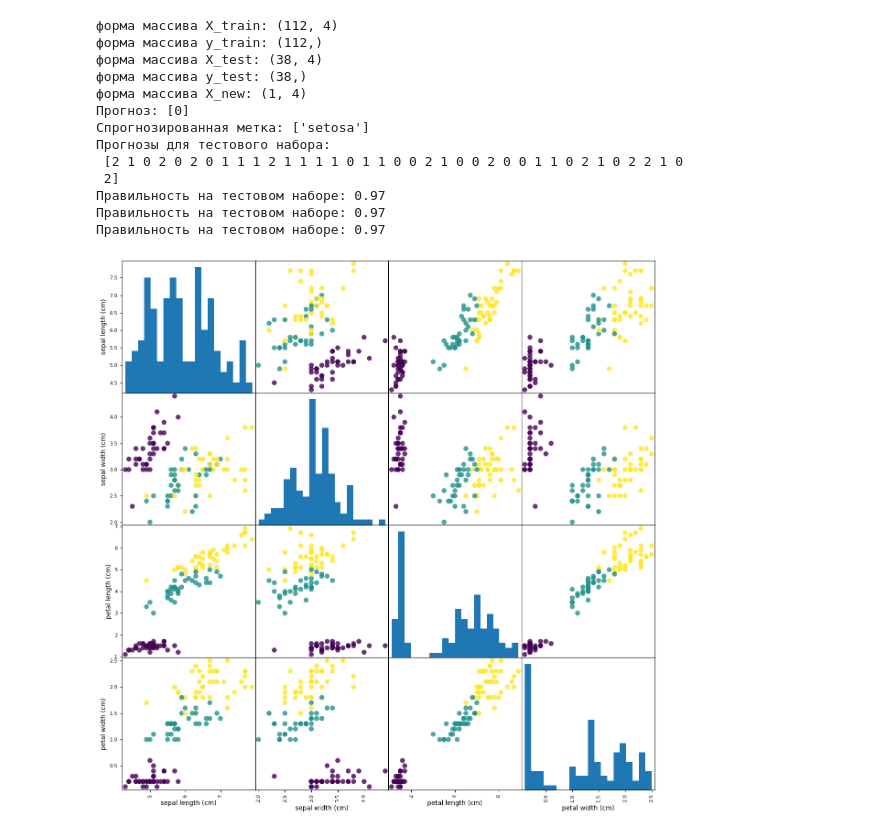
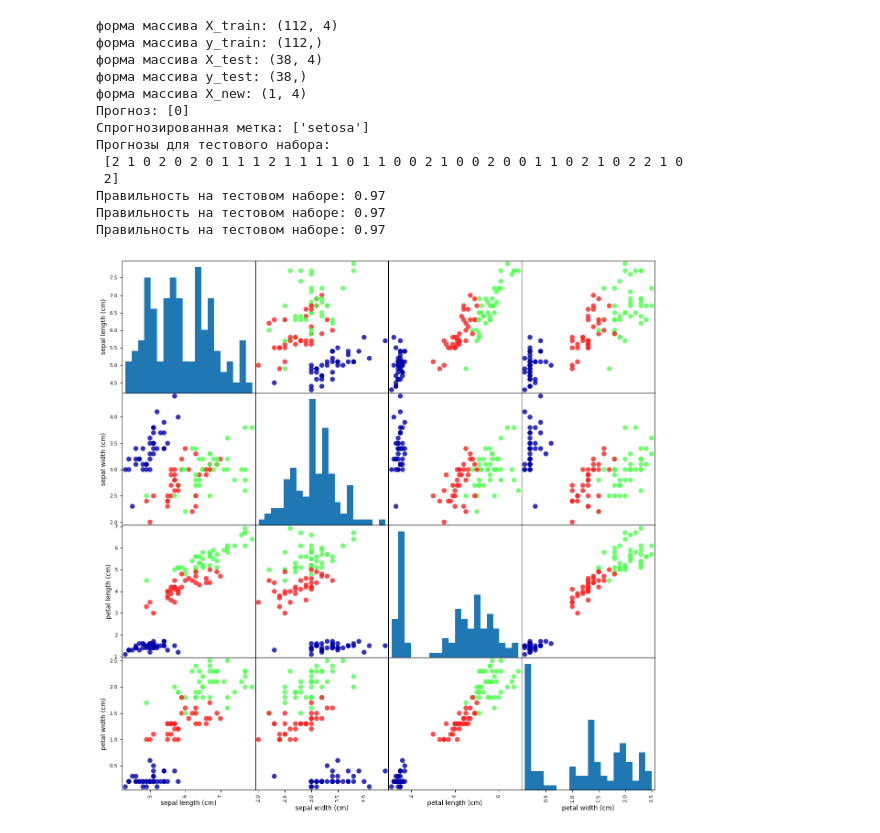
Before and after one commit to EugeneAlWin/6SEM-IAD, a Jupyter notebook: labs/lab2.ipynb, the cells around one changed output. Cells and saved outputs as stored; diff of their text form; code cells hidden in the pictures.

```diff
--- a/labs/lab2.ipynb
+++ b/labs/lab2.ipynb
@@ -3,8 +3,8 @@ from sklearn.neighbors import KNeighborsClassifier
 from pandas.plotting import scatter_matrix
 from sklearn.model_selection import train_test_split
 import pandas as pds
-import matplotlib.pyplot as plt
 import numpy as np
+import mglearn
 from sklearn.datasets import load_iris
 
 iris_dataset = load_iris()
@@ -29,7 +29,8 @@ grr = scatter_matrix(
    marker='o',
    hist_kwds={'bins': 20},
    s=60,
-   alpha=.8
+   alpha=.8,
+   cmap=mglearn.cm3
 )
 knn = KNeighborsClassifier(n_neighbors=1)
 knn.fit(X_train, y_train)
@@ -44,31 +45,31 @@ print("Спрогнозированная метка: {}".format(iris_dataset['t
 
 y_pred = knn.predict(X_test)
 
 print("Прогнозы для тестового набора:\n {}".format(y_pred))
 print("Правильность на тестовом наборе: {:.2f}".format(np.mean(y_pred == y_test)))
 print("Правильность на тестовом наборе: {:.2f}".format(knn.score(X_test, y_test)))
 
 X_train, X_test, y_train, y_test = train_test_split(
     iris_dataset['data'],
     iris_dataset['target'],
     random_state=0
 )
 knn = KNeighborsClassifier(n_neighbors=1)
 knn.fit(X_train, y_train)
 
 print("Правильность на тестовом наборе: {:.2f}".format(knn.score(X_test, y_test)))
 # %% [output]
 форма массива X_train: (112, 4)
 форма массива y_train: (112,)
 форма массива X_test: (38, 4)
 форма массива y_test: (38,)
 форма массива X_new: (1, 4)
 Прогноз: [0]
 Спрогнозированная метка: ['setosa']
 Прогнозы для тестового набора:
  [2 1 0 2 0 2 0 1 1 1 2 1 1 1 1 0 1 1 0 0 2 1 0 0 2 0 0 1 1 0 2 1 0 2 2 1 0
  2]
 Правильность на тестовом наборе: 0.97
 Правильность на тестовом наборе: 0.97
 Правильность на тестовом наборе: 0.97
-[figure, old version]
+[figure, new version]
```
Also changed, not shown: 2 other files.
